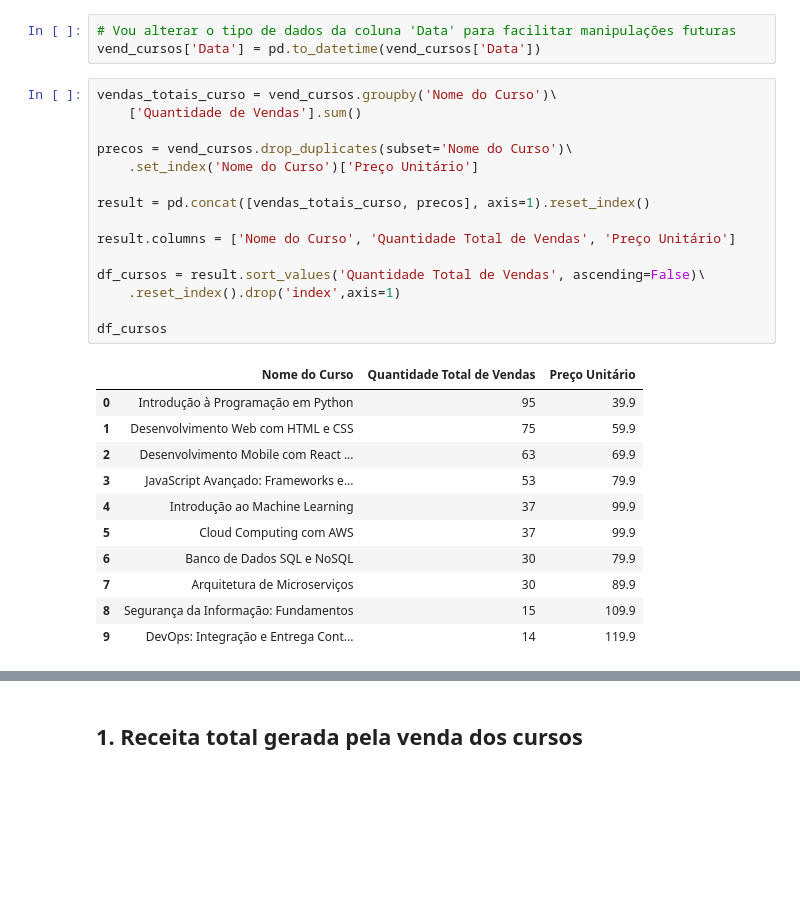
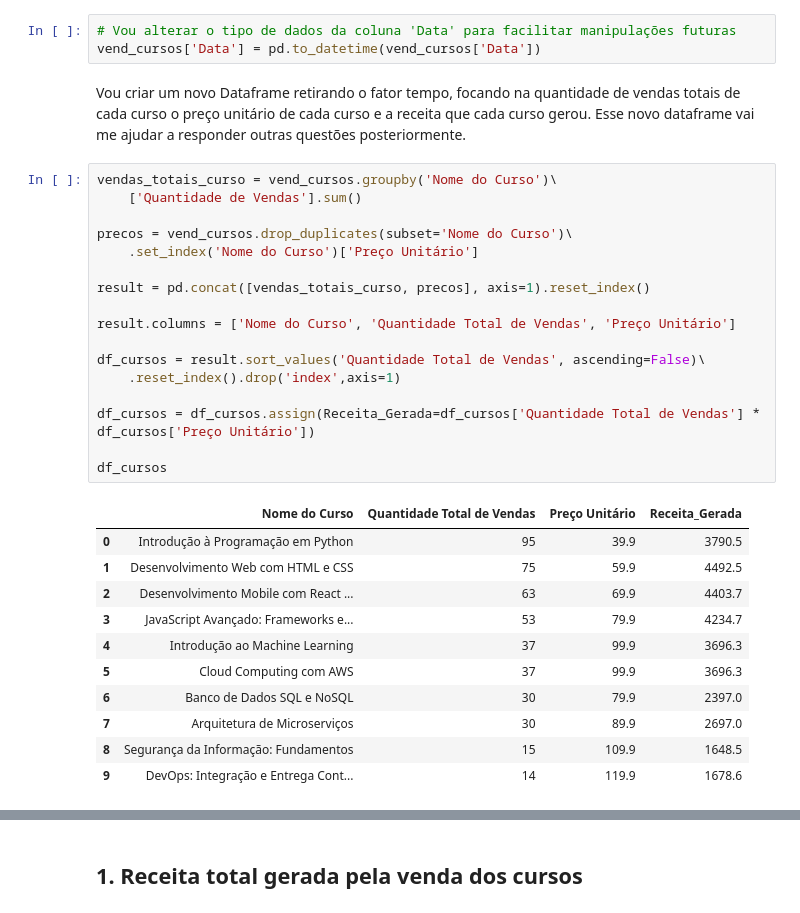
Before and after one commit to Igorsmh/Igor_TrilhaDadosJR-JUN15, a Jupyter notebook: notebooks/eda.ipynb, the cells around one changed output, grey strips where cells are left out. Cells and saved outputs as stored; diff of their text form; blank space fills up the shorter version.

```diff
--- a/notebooks/eda.ipynb
+++ b/notebooks/eda.ipynb
@@ -57,30 +57,35 @@ vend_cursos.describe()
 # %%
 # Vou alterar o tipo de dados da coluna 'Data' para facilitar manipulações futuras
 vend_cursos['Data'] = pd.to_datetime(vend_cursos['Data'])
+# %% [markdown]
+Vou criar um novo Dataframe retirando o fator tempo, focando na quantidade de vendas totais de cada curso o preço unitário de cada curso e a receita que cada curso gerou.
+Esse novo dataframe vai me ajudar a responder outras questões posteriormente.
 # %%
 vendas_totais_curso = vend_cursos.groupby('Nome do Curso')\
     ['Quantidade de Vendas'].sum()
 
 precos = vend_cursos.drop_duplicates(subset='Nome do Curso')\
     .set_index('Nome do Curso')['Preço Unitário']
 
 result = pd.concat([vendas_totais_curso, precos], axis=1).reset_index()
 
 result.columns = ['Nome do Curso', 'Quantidade Total de Vendas', 'Preço Unitário']
 
 df_cursos = result.sort_values('Quantidade Total de Vendas', ascending=False)\
     .reset_index().drop('index',axis=1)
 
+df_cursos = df_cursos.assign(Receita_Gerada=df_cursos['Quantidade Total de Vendas'] * df_cursos['Preço Unitário'])
+
 df_cursos
 # %% [output]
-|  | Nome do Curso | Quantidade Total de Vendas | Preço Unitário |
-| 0 | Introdução à Programação em Python | 95 | 39.9 |
-| 1 | Desenvolvimento Web com HTML e CSS | 75 | 59.9 |
-| 2 | Desenvolvimento Mobile com React ... | 63 | 69.9 |
-| 3 | JavaScript Avançado: Frameworks e... | 53 | 79.9 |
-| 4 | Introdução ao Machine Learning | 37 | 99.9 |
-| 5 | Cloud Computing com AWS | 37 | 99.9 |
-| 6 | Banco de Dados SQL e NoSQL | 30 | 79.9 |
-| 7 | Arquitetura de Microserviços | 30 | 89.9 |
-| 8 | Segurança da Informação: Fundamentos | 15 | 109.9 |
-| 9 | DevOps: Integração e Entrega Cont... | 14 | 119.9 |
+|  | Nome do Curso | Quantidade Total de Vendas | Preço Unitário | Receita_Gerada |
+| 0 | Introdução à Programação em Python | 95 | 39.9 | 3790.5 |
+| 1 | Desenvolvimento Web com HTML e CSS | 75 | 59.9 | 4492.5 |
+| 2 | Desenvolvimento Mobile com React ... | 63 | 69.9 | 4403.7 |
+| 3 | JavaScript Avançado: Frameworks e... | 53 | 79.9 | 4234.7 |
+| 4 | Introdução ao Machine Learning | 37 | 99.9 | 3696.3 |
+| 5 | Cloud Computing com AWS | 37 | 99.9 | 3696.3 |
+| 6 | Banco de Dados SQL e NoSQL | 30 | 79.9 | 2397.0 |
+| 7 | Arquitetura de Microserviços | 30 | 89.9 | 2697.0 |
+| 8 | Segurança da Informação: Fundamentos | 15 | 109.9 | 1648.5 |
+| 9 | DevOps: Integração e Entrega Cont... | 14 | 119.9 | 1678.6 |
```
Also changed, not shown: parts of 8 cells of this notebook.
